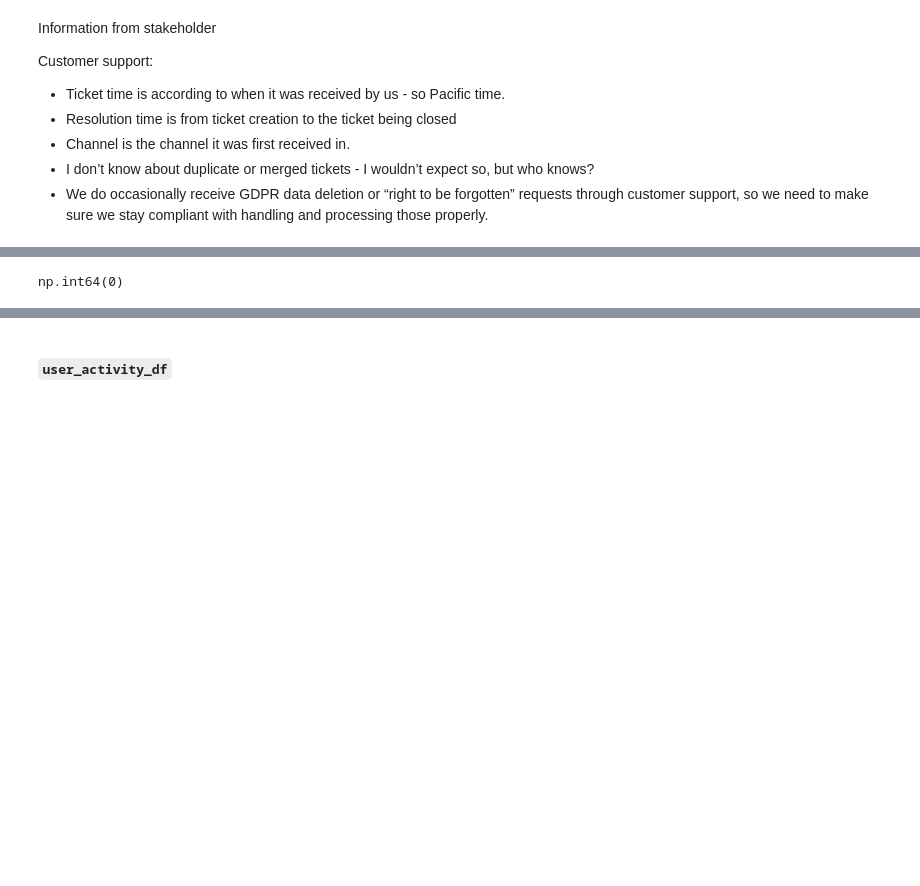
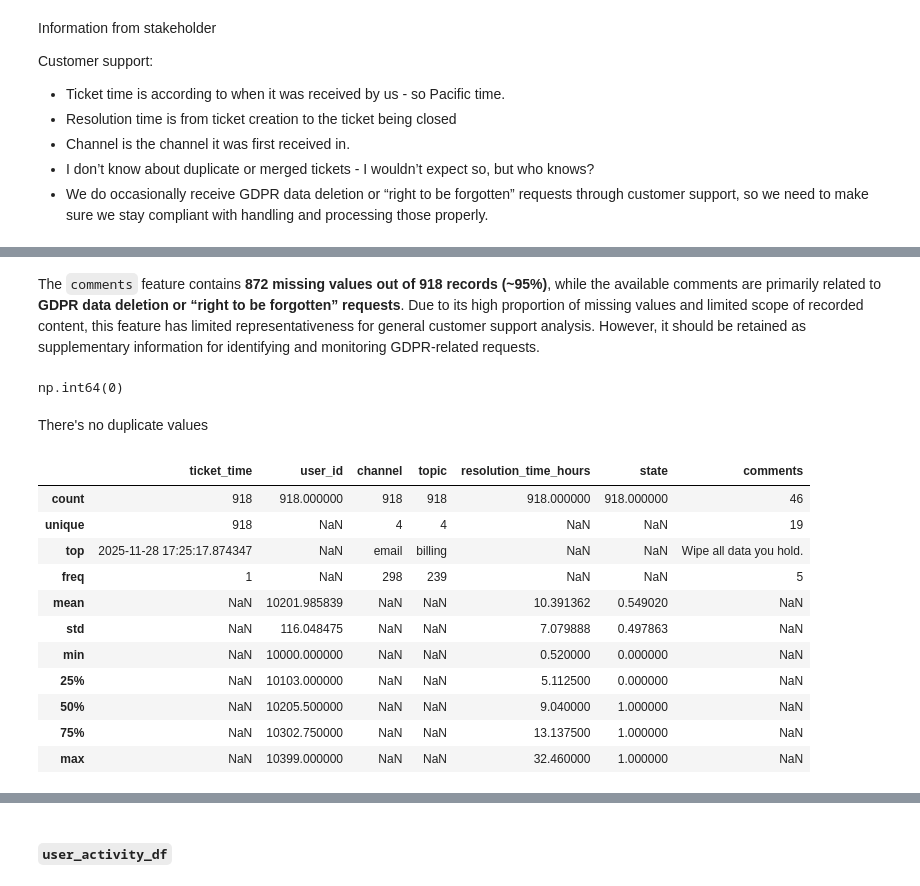
Before and after one commit to muchammadwr/churn-at-fit.ly, a Jupyter notebook: notebook.ipynb, the cells around one changed output, grey strips where cells are left out. Cells and saved outputs as stored; diff of their text form; code cells hidden in the pictures; blank space fills up the shorter version.

Commit message:
data preparation - customer_support_df - data transformation

```diff
--- a/notebook.ipynb
+++ b/notebook.ipynb
@@ -267,4 +296,24 @@ dtype: int64
+# %% [markdown]
+The `comments` feature contains **872 missing values out of 918 records (~95%)**, while the available comments are primarily related to **GDPR data deletion or “right to be forgotten” requests**. Due to its high proportion of missing values and limited scope of recorded content, this feature has limited representativeness for general customer support analysis. However, it should be retained as supplementary information for identifying and monitoring GDPR-related requests.
 # %%
 customer_support_df.duplicated().sum()
 # %% [output]
 np.int64(0)
+# %% [markdown]
+There's no duplicate values
+# %%
+# Descriptive statistic
+customer_support_df.describe(include='all')
+# %% [output]
+|  | ticket_time | user_id | channel | topic | resolution_time_hours | state | comments |
+| count | 918 | 918.000000 | 918 | 918 | 918.000000 | 918.000000 | 46 |
+| unique | 918 | NaN | 4 | 4 | NaN | NaN | 19 |
+| top | 2025-11-28 17:25:17.874347 | NaN | email | billing | NaN | NaN | Wipe all data you hold. |
+| freq | 1 | NaN | 298 | 239 | NaN | NaN | 5 |
+| mean | NaN | 10201.985839 | NaN | NaN | 10.391362 | 0.549020 | NaN |
+| std | NaN | 116.048475 | NaN | NaN | 7.079888 | 0.497863 | NaN |
+| min | NaN | 10000.000000 | NaN | NaN | 0.520000 | 0.000000 | NaN |
+| 25% | NaN | 10103.000000 | NaN | NaN | 5.112500 | 0.000000 | NaN |
+| 50% | NaN | 10205.500000 | NaN | NaN | 9.040000 | 1.000000 | NaN |
+| 75% | NaN | 10302.750000 | NaN | NaN | 13.137500 | 1.000000 | NaN |
+| max | NaN | 10399.000000 | NaN | NaN | 32.460000 | 1.000000 | NaN |
```
Also changed, not shown: parts of 37 cells of this notebook.
